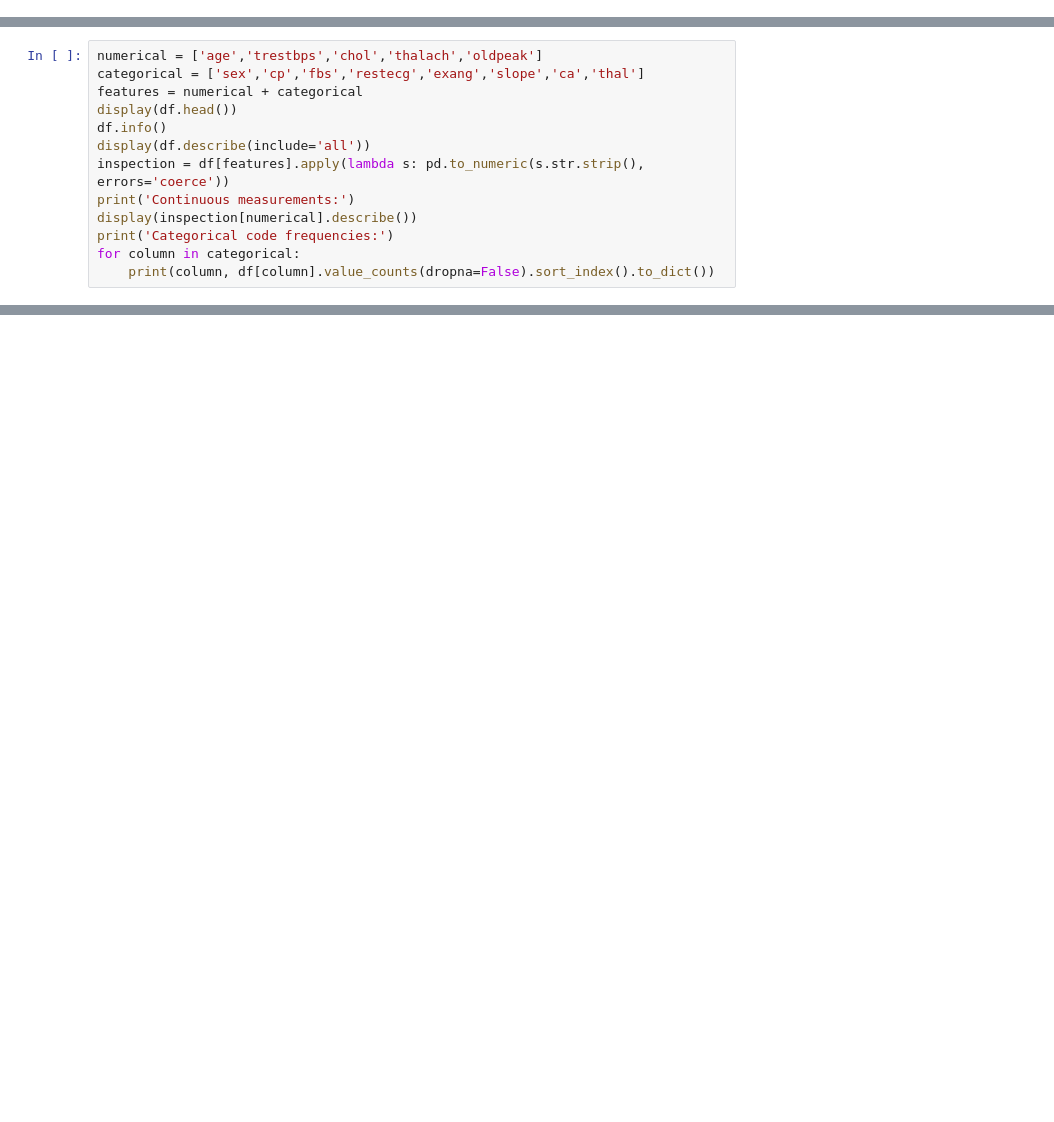
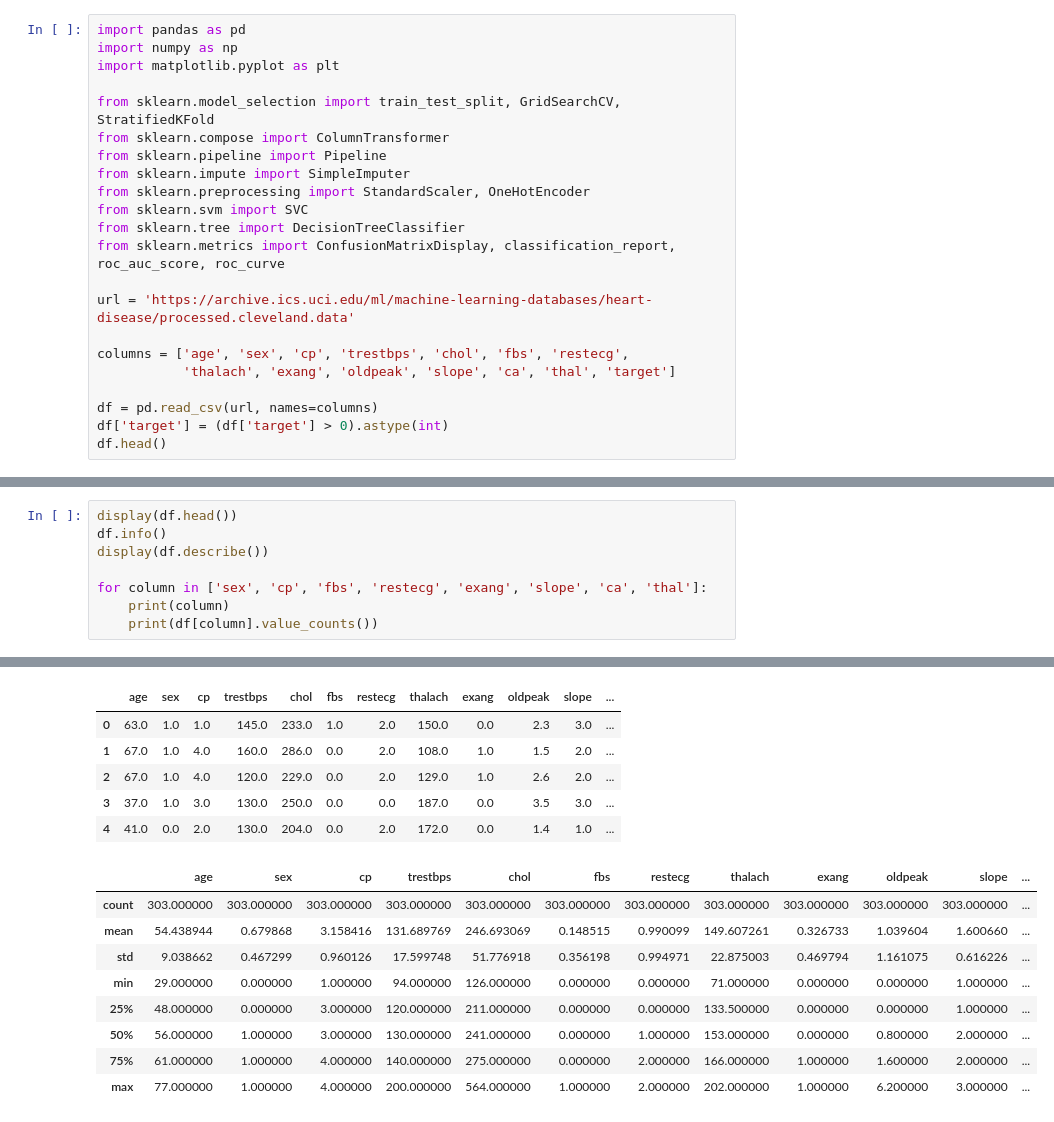
Before and after one commit to DanielLucero25/CSC349, a Jupyter notebook: HW4/heart_disease_classification.ipynb, the cells around one changed output, grey strips where cells are left out. Saved outputs shown, nothing was run; the diff lists cells and outputs as text; blank space fills up the shorter version.

```diff
--- a/HW4/heart_disease_classification.ipynb
+++ b/HW4/heart_disease_classification.ipynb
@@ -53,0 +13,22 @@ Name: count, dtype: int64
+# %%
+import pandas as pd
+import numpy as np
+import matplotlib.pyplot as plt
+
+from sklearn.model_selection import train_test_split, GridSearchCV, StratifiedKFold
+from sklearn.compose import ColumnTransformer
+from sklearn.pipeline import Pipeline
+from sklearn.impute import SimpleImputer
+from sklearn.preprocessing import StandardScaler, OneHotEncoder
+from sklearn.svm import SVC
+from sklearn.tree import DecisionTreeClassifier
+from sklearn.metrics import ConfusionMatrixDisplay, classification_report, roc_auc_score, roc_curve
+
+url = 'https://archive.ics.uci.edu/ml/machine-learning-databases/heart-disease/processed.cleveland.data'
+
+columns = ['age', 'sex', 'cp', 'trestbps', 'chol', 'fbs', 'restecg',
+           'thalach', 'exang', 'oldpeak', 'slope', 'ca', 'thal', 'target']
+
+df = pd.read_csv(url, names=columns)
+df['target'] = (df['target'] > 0).astype(int)
+df.head()
@@ -58,13 +48,0 @@ I use `head()`, `info()`, and `describe()` to check the rows, column types, and
-# %%
-numerical = ['age','trestbps','chol','thalach','oldpeak']
-categorical = ['sex','cp','fbs','restecg','exang','slope','ca','thal']
-features = numerical + categorical
-display(df.head())
-df.info()
-display(df.describe(include='all'))
-inspection = df[features].apply(lambda s: pd.to_numeric(s.str.strip(), errors='coerce'))
-print('Continuous measurements:')
-display(inspection[numerical].describe())
-print('Categorical code frequencies:')
-for column in categorical:
-    print(column, df[column].value_counts(dropna=False).sort_index().to_dict())
@@ -201,0 +49,9 @@ Output features: ['num__age', 'num__trestbps', 'num__chol', 'num__thalach', 'num
+# %%
+display(df.head())
+df.info()
+display(df.describe())
+
+for column in ['sex', 'cp', 'fbs', 'restecg', 'exang', 'slope', 'ca', 'thal']:
+    print(column)
+    print(df[column].value_counts())
+# %% [output]
@@ -201,0 +75,15 @@ Output features: ['num__age', 'num__trestbps', 'num__chol', 'num__thalach', 'num
+|  | age | sex | cp | trestbps | chol | fbs | restecg | thalach | exang | oldpeak | slope | ... |
+| 0 | 63.0 | 1.0 | 1.0 | 145.0 | 233.0 | 1.0 | 2.0 | 150.0 | 0.0 | 2.3 | 3.0 | ... |
+| 1 | 67.0 | 1.0 | 4.0 | 160.0 | 286.0 | 0.0 | 2.0 | 108.0 | 1.0 | 1.5 | 2.0 | ... |
+| 2 | 67.0 | 1.0 | 4.0 | 120.0 | 229.0 | 0.0 | 2.0 | 129.0 | 1.0 | 2.6 | 2.0 | ... |
+| 3 | 37.0 | 1.0 | 3.0 | 130.0 | 250.0 | 0.0 | 0.0 | 187.0 | 0.0 | 3.5 | 3.0 | ... |
+| 4 | 41.0 | 0.0 | 2.0 | 130.0 | 204.0 | 0.0 | 2.0 | 172.0 | 0.0 | 1.4 | 1.0 | ... |
+|  | age | sex | cp | trestbps | chol | fbs | restecg | thalach | exang | oldpeak | slope | ... |
+| count | 303.000000 | 303.000000 | 303.000000 | 303.000000 | 303.000000 | 303.000000 | 303.000000 | 303.000000 | 303.000000 | 303.000000 | 303.000000 | ... |
+| mean | 54.438944 | 0.679868 | 3.158416 | 131.689769 | 246.693069 | 0.148515 | 0.990099 | 149.607261 | 0.326733 | 1.039604 | 1.600660 | ... |
+| std | 9.038662 | 0.467299 | 0.960126 | 17.599748 | 51.776918 | 0.356198 | 0.994971 | 22.875003 | 0.469794 | 1.161075 | 0.616226 | ... |
+| min | 29.000000 | 0.000000 | 1.000000 | 94.000000 | 126.000000 | 0.000000 | 0.000000 | 71.000000 | 0.000000 | 0.000000 | 1.000000 | ... |
+| 25% | 48.000000 | 0.000000 | 3.000000 | 120.000000 | 211.000000 | 0.000000 | 0.000000 | 133.500000 | 0.000000 | 0.000000 | 1.000000 | ... |
+| 50% | 56.000000 | 1.000000 | 3.000000 | 130.000000 | 241.000000 | 0.000000 | 1.000000 | 153.000000 | 0.000000 | 0.800000 | 2.000000 | ... |
+| 75% | 61.000000 | 1.000000 | 4.000000 | 140.000000 | 275.000000 | 0.000000 | 2.000000 | 166.000000 | 1.000000 | 1.600000 | 2.000000 | ... |
+| max | 77.000000 | 1.000000 | 4.000000 | 200.000000 | 564.000000 | 1.000000 | 2.000000 | 202.000000 | 1.000000 | 6.200000 | 3.000000 | ... |
```
Also changed, not shown: parts of 29 cells of this notebook.
